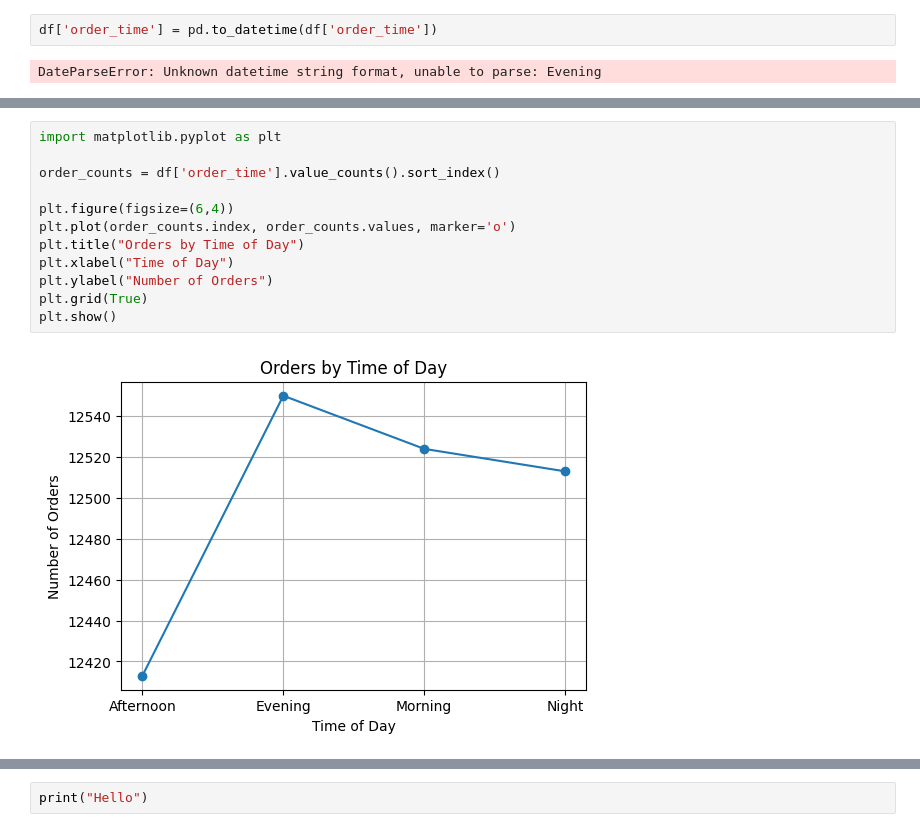
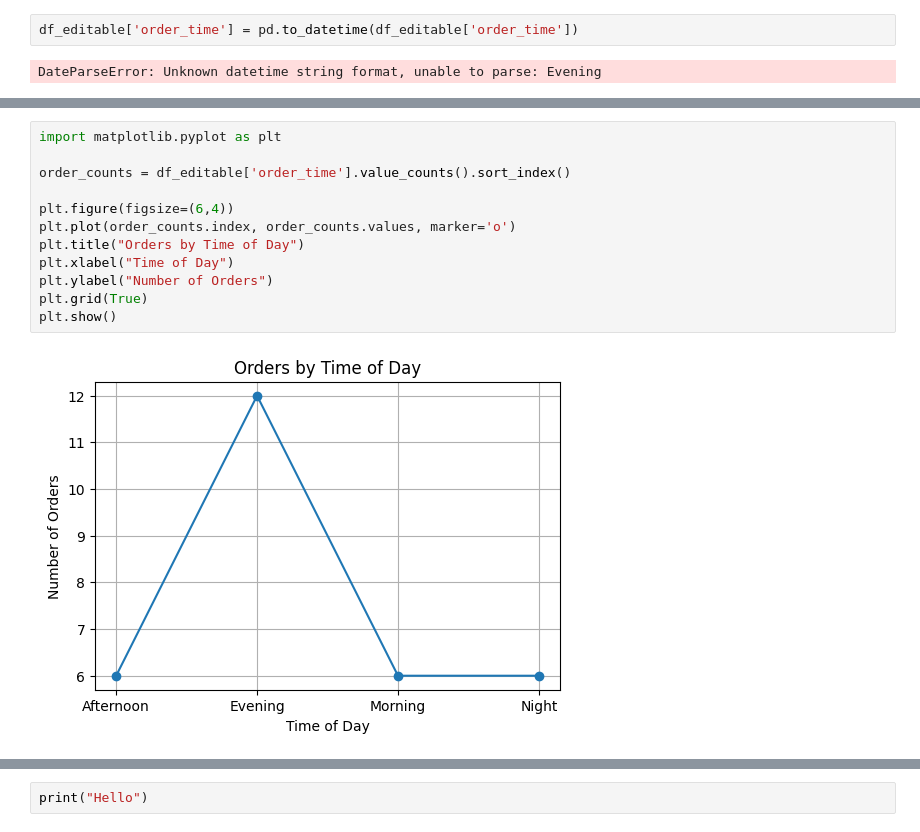
Before and after one commit to Khushimehta18/dmav-answers, a Jupyter notebook: dataset_1.ipynb, the cells around one changed output, grey strips where cells are left out. Cells and saved outputs as stored; diff of their text form.

```diff
--- a/dataset_1.ipynb
+++ b/dataset_1.ipynb
@@ -105,7 +105,7 @@ plt.show()
 # %% [output]
 [figure]
 # %%
-df['order_time'] = pd.to_datetime(df['order_time'])
+df_editable['order_time'] = pd.to_datetime(df_editable['order_time'])
 # %% [output]
 DateParseError: Unknown datetime string format, unable to parse: Evening
 # %%
@@ -120,17 +120,17 @@ Name: order_time, dtype: str
 # %%
 import matplotlib.pyplot as plt
 
-order_counts = df['order_time'].value_counts().sort_index()
+order_counts = df_editable['order_time'].value_counts().sort_index()
 
 plt.figure(figsize=(6,4))
 plt.plot(order_counts.index, order_counts.values, marker='o')
 plt.title("Orders by Time of Day")
 plt.xlabel("Time of Day")
 plt.ylabel("Number of Orders")
 plt.grid(True)
 plt.show()
 # %% [output]
-[figure, old version]
+[figure, new version]
 # %%
 import seaborn as sns
 import matplotlib.pyplot as plt
```
Also changed, not shown: parts of 19 cells of this notebook.
